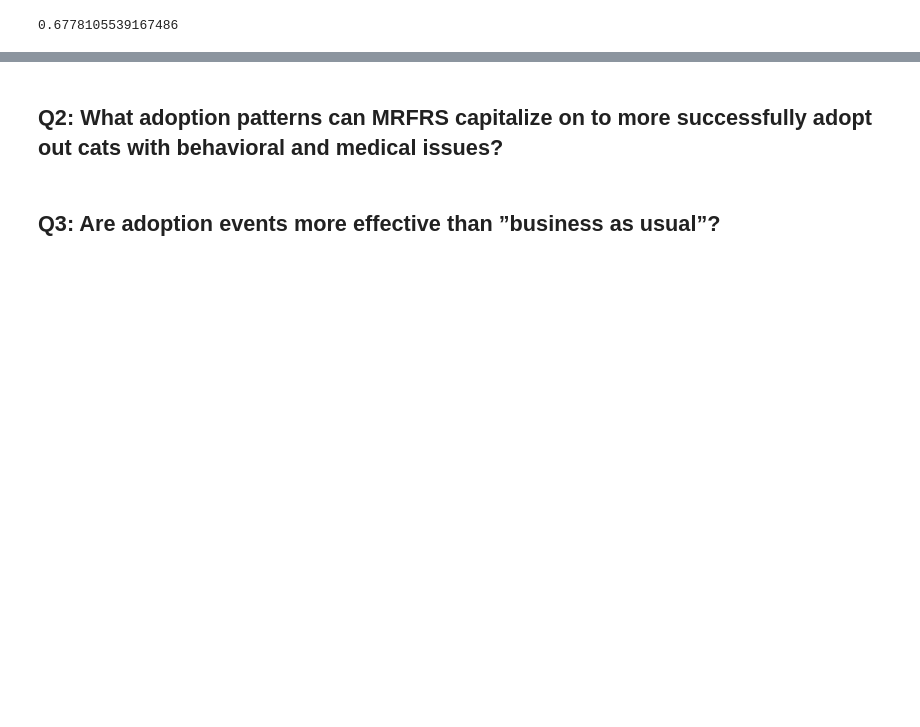
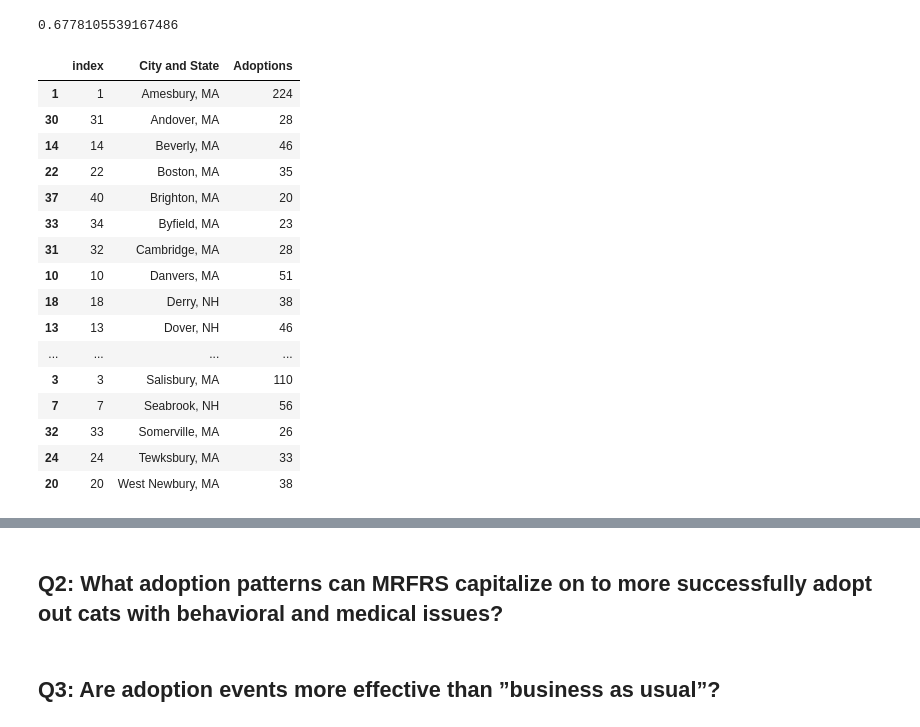
Before and after one commit to nohrg/MRFRS-stats-analysis, a Jupyter notebook: adoption_policy_P2.ipynb, the cells around one changed output, grey strips where cells are left out. Cells and saved outputs as stored; diff of their text form; code cells hidden in the pictures; blank space fills up the shorter version.

```diff
--- a/adoption_policy_P2.ipynb
+++ b/adoption_policy_P2.ipynb
@@ -210,2 +211,5 @@ sum(relevant_cities["Adoptions"])/sum(adopt_counts["Adoptions"])
 # %% [output]
 0.6778105539167486
+# %%
+relevant_apps = relevant_apps.sort_values('City and State')
+relevant_adopts = relevant_adopts.sort_values('City and State')
@@ -211,0 +222,20 @@ sum(relevant_cities["Adoptions"])/sum(adopt_counts["Adoptions"])
+# %%
+relevant_adopts
+# %% [output]
+|  | index | City and State | Adoptions |
+| 1 | 1 | Amesbury, MA | 224 |
+| 30 | 31 | Andover, MA | 28 |
+| 14 | 14 | Beverly, MA | 46 |
+| 22 | 22 | Boston, MA | 35 |
+| 37 | 40 | Brighton, MA | 20 |
+| 33 | 34 | Byfield, MA | 23 |
+| 31 | 32 | Cambridge, MA | 28 |
+| 10 | 10 | Danvers, MA | 51 |
+| 18 | 18 | Derry, NH | 38 |
+| 13 | 13 | Dover, NH | 46 |
+| ... | ... | ... | ... |
+| 3 | 3 | Salisbury, MA | 110 |
+| 7 | 7 | Seabrook, NH | 56 |
+| 32 | 33 | Somerville, MA | 26 |
+| 24 | 24 | Tewksbury, MA | 33 |
+| 20 | 20 | West Newbury, MA | 38 |
```
Also changed, not shown: parts of 18 cells of this notebook, 41 other files.
